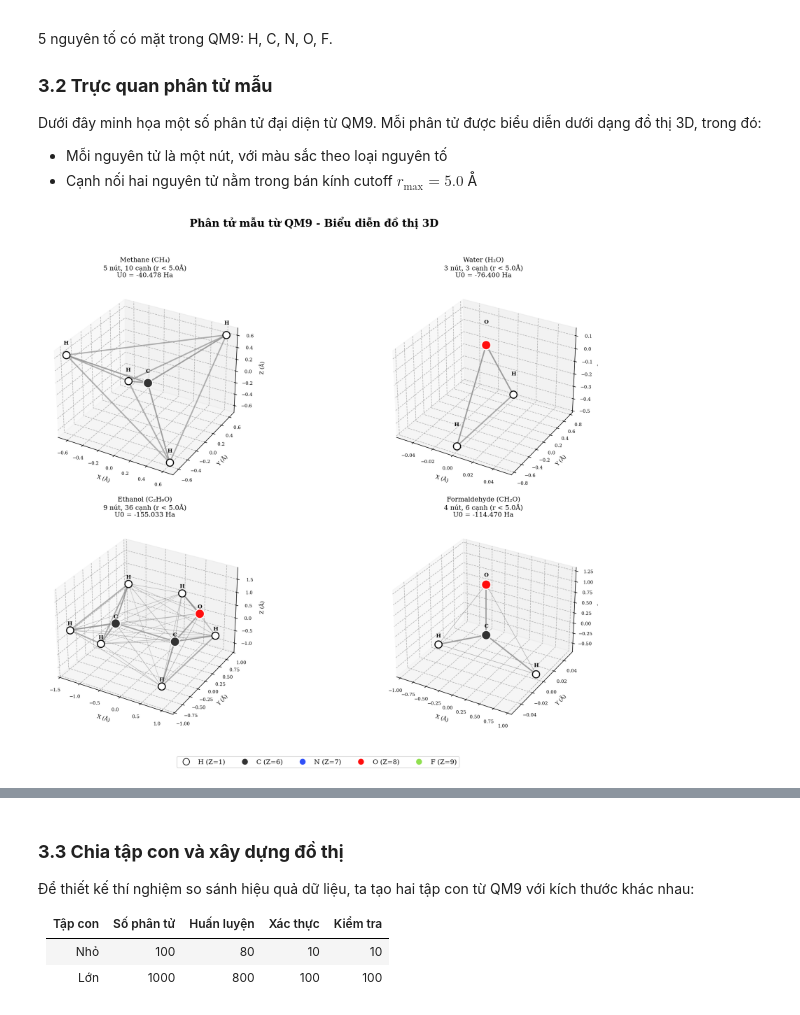
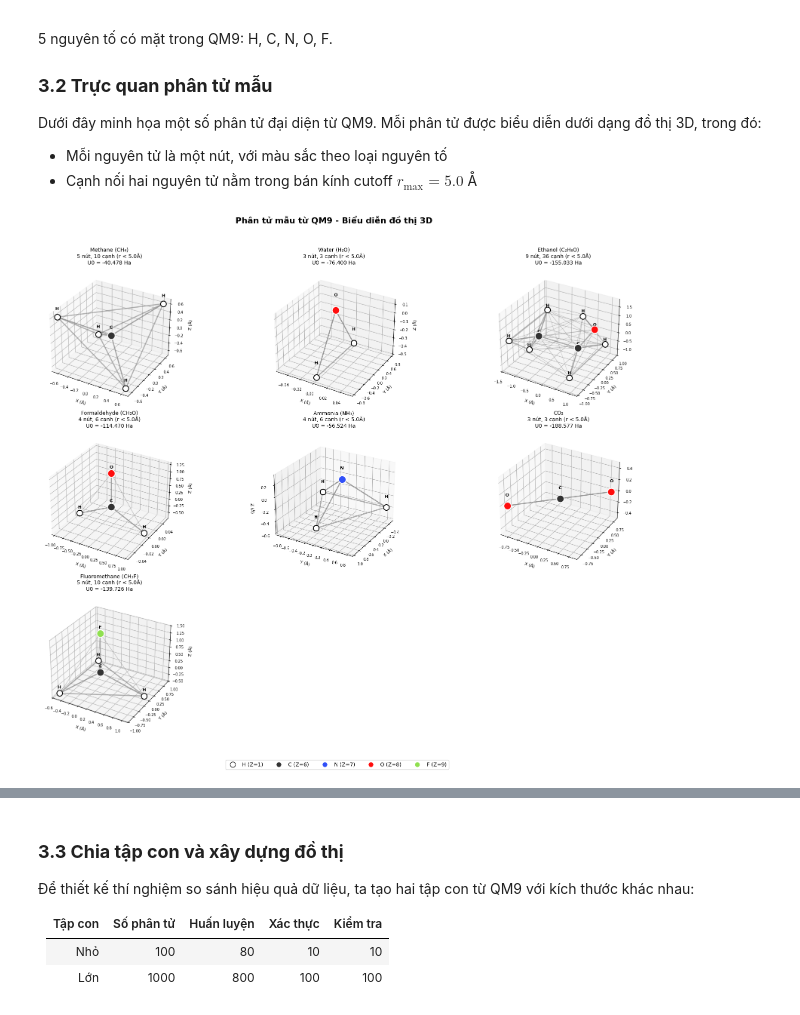
Before and after one commit to ThanhChuong12/geometric-ml-foundations, a Jupyter notebook: ai_core/notebooks/03_nequip_learning_curve.ipynb, the cells around one changed output, grey strips where cells are left out. Saved outputs shown, nothing was run; the diff lists cells and outputs as text; code cells hidden in the pictures.

Commit message:
update: 7 molecules visualization, fix NH3 view angle and z-range

```diff
--- a/ai_core/notebooks/03_nequip_learning_curve.ipynb
+++ b/ai_core/notebooks/03_nequip_learning_curve.ipynb
@@ -87,6 +88,12 @@ from mpl_toolkits.mplot3d import Axes3D
 
 # Deep Learning (PyTorch)
 import torch
+# %%
+NOTEBOOK_DIR = Path('.')
+CONFIGS_DIR  = NOTEBOOK_DIR / '..' / 'configs'
+OUTPUTS_DIR  = NOTEBOOK_DIR / '..' / 'outputs'
+FIG_DIR      = NOTEBOOK_DIR / 'figures'
+FIG_DIR.mkdir(exist_ok=True)
 # %% [markdown]
 
 ## <a id="sec-1"></a>**1. Bài toán và đặc điểm của dữ liệu phân tử**
@@ -179,7 +186,7 @@ ELEMENT_SIZES  = {1: 120, 6: 200, 7: 200, 8: 200, 9: 200}
 ELEMENT_NAMES  = {1: 'H', 6: 'C', 7: 'N', 8: 'O', 9: 'F'}
 R_MAX = 5.0  # Bán kính cutoff (Å)
 
-# 4 phân tử mẫu đại diện từ QM9
+# 7 phân tử mẫu đại diện từ QM9
 sample_molecules = [
     {   # Methane (CH4)
         'name': 'Methane (CH₄)',
@@ -230,13 +237,54 @@ sample_molecules = [
         ]),
         'energy': -114.470  # Ha
     },
+    {   # Ammonia (NH3)
+        'name': 'Ammonia (NH₃)',
+        'atomic_numbers': [7, 1, 1, 1],
+        'positions': np.array([
+            [0.000,  0.000,  0.116],
+            [0.940,  0.000, -0.383],
+            [-0.470,  0.814, -0.383],
+            [-0.470, -0.814, -0.383],
+        ]),
+        'energy': -56.524  # Ha
+    },
+        {   # Carbon Dioxide (CO2)
+        'name': 'CO₂',
+        'atomic_numbers': [6, 8, 8],
+        'positions': np.array([
+            [0.000,  0.000,  0.000],
+            [-0.821, -0.821,  0.000],
+            [0.821,  0.821,  0.000],
+        ]),
+        'energy': -188.577  # Ha
+    },
+
+    {   # Fluoromethane (CH3F)
+        'name': 'Fluoromethane (CH₃F)',
+        'atomic_numbers': [6, 9, 1, 1, 1],
+        'positions': np.array([
+            [0.000,  0.000,  0.000],
+            [0.000,  0.000,  1.382],
+            [1.023,  0.000, -0.387],
+            [-0.511,  0.886, -0.387],
+            [-0.511, -0.886, -0.387],
+        ]),
+        'energy': -139.726  # Ha
+    },
 ]
 
-fig = plt.figure(figsize=(16, 12))
+fig = plt.figure(figsize=(18, 15))
 fig.suptitle('Phân tử mẫu từ QM9 - Biểu diễn đồ thị 3D', fontsize=16, fontweight='bold', y=0.98)
 
 for idx, mol in enumerate(sample_molecules):
-    ax = fig.add_subplot(2, 2, idx + 1, projection='3d')
+    ax = fig.add_subplot(3, 3, idx + 1, projection='3d')
+    # Góc nhìn tùy chỉnh cho từng phân tử
+    view_init = {
+        'Ammonia (NH₃)': (25, 30),
+    }
+    if mol['name'] in view_init:
+        ax.view_init(*view_init[mol['name']])
+
     pos = mol['positions']
     z_list = mol['atomic_numbers']
 
@@ -262,33 +310,50 @@ for idx, mol in enumerate(sample_molecules):
         ax.scatter(x, y, zz, c=color, s=size, edgecolors=edge,
                    linewidth=1.5, zorder=5, depthshade=True)
 
-    # Nhãn nguyên tố
+        # Nhãn nguyên tố
     for i, (x, y, zz) in enumerate(pos):
         ax.text(x, y, zz + 0.15, ELEMENT_NAMES[z_list[i]],
                 fontsize=8, ha='center', va='bottom', fontweight='bold')
 
     n_atoms = len(z_list)
+    # Fix z-axis range cho phân tử phẳng (CO₂, CH₂O...)
+    z_vals = pos[:, 2]
+    if z_vals.max() - z_vals.min() < 0.5:
+        mid = (z_vals.max() + z_vals.min()) / 2
+        ax.set_zlim(mid - 0.5, mid + 0.5)
+
+    n_atoms = len(z_list)
+
     n_edges = np.sum(dist_matrix < R_MAX) - n_atoms  # trừ diagonal
+        # Fix z-axis range cho phân tử phẳng
+    z_vals = pos[:, 2]
+    if z_vals.max() - z_vals.min() < 0.5:
+        mid = (z_vals.max() + z_vals.min()) / 2
+        ax.set_zlim(mid - 0.5, mid + 0.5)
+
     ax.set_title(f"{mol['name']}\n{n_atoms} nút, {n_edges//2} cạnh (r < {R_MAX}Å)\nU0 = {mol['energy']:.3f} Ha",
                  fontsize=10, pad=10)
     ax.set_xlabel('X (Å)', fontsize=8)
     ax.set_ylabel('Y (Å)', fontsize=8)
     ax.set_zlabel('Z (Å)', fontsize=8)
     ax.tick_params(labelsize=7)
 
+# Ẩn 2 subplot trống cuối
+for idx in range(len(sample_molecules), 9):
+    fig.add_subplot(3, 3, idx + 1).set_visible(False)
+
 # Legend
-from matplotlib.lines import Line2D
 legend_elements = [
     Line2D([0], [0], marker='o', color='w', markerfacecolor=ELEMENT_COLORS[z],
            markersize=10, markeredgecolor='black' if z == 1 else 'white',
            markeredgewidth=1, label=f'{ELEMENT_NAMES[z]} (Z={z})')
     for z in [1, 6, 7, 8, 9]
 ]
 fig.legend(handles=legend_elements, loc='lower center', ncol=5,
            fontsize=10, frameon=True, fancybox=True)
 
 plt.tight_layout(rect=[0, 0.06, 1, 0.96])
 plt.savefig(FIG_DIR / 'qm9_molecules_3d.png', dpi=200, bbox_inches='tight')
 plt.show()
 # %% [output]
-[figure, old version]
+[figure, new version]
```
Also changed, not shown: parts of 4 cells of this notebook, 1 other file.
